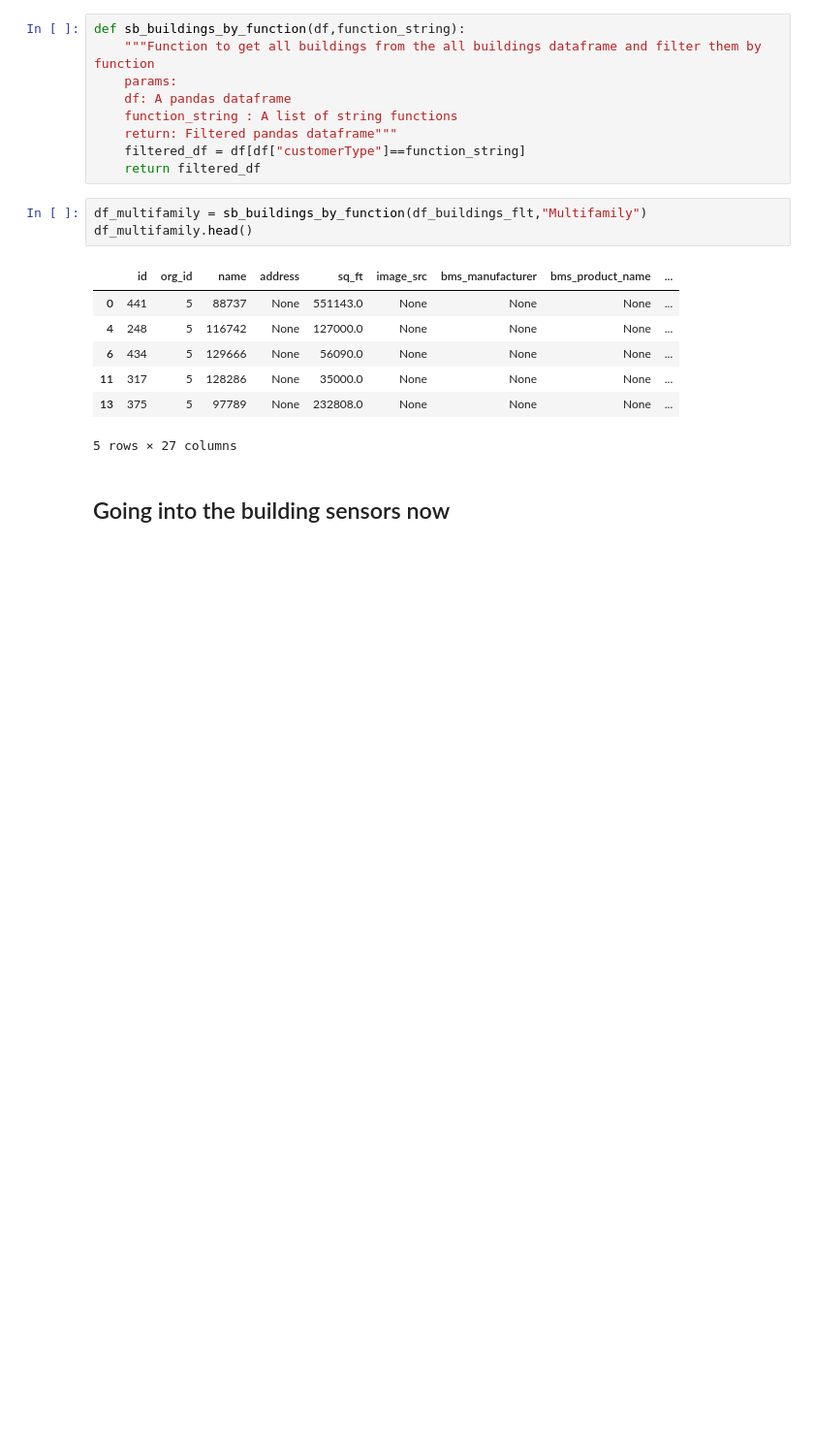
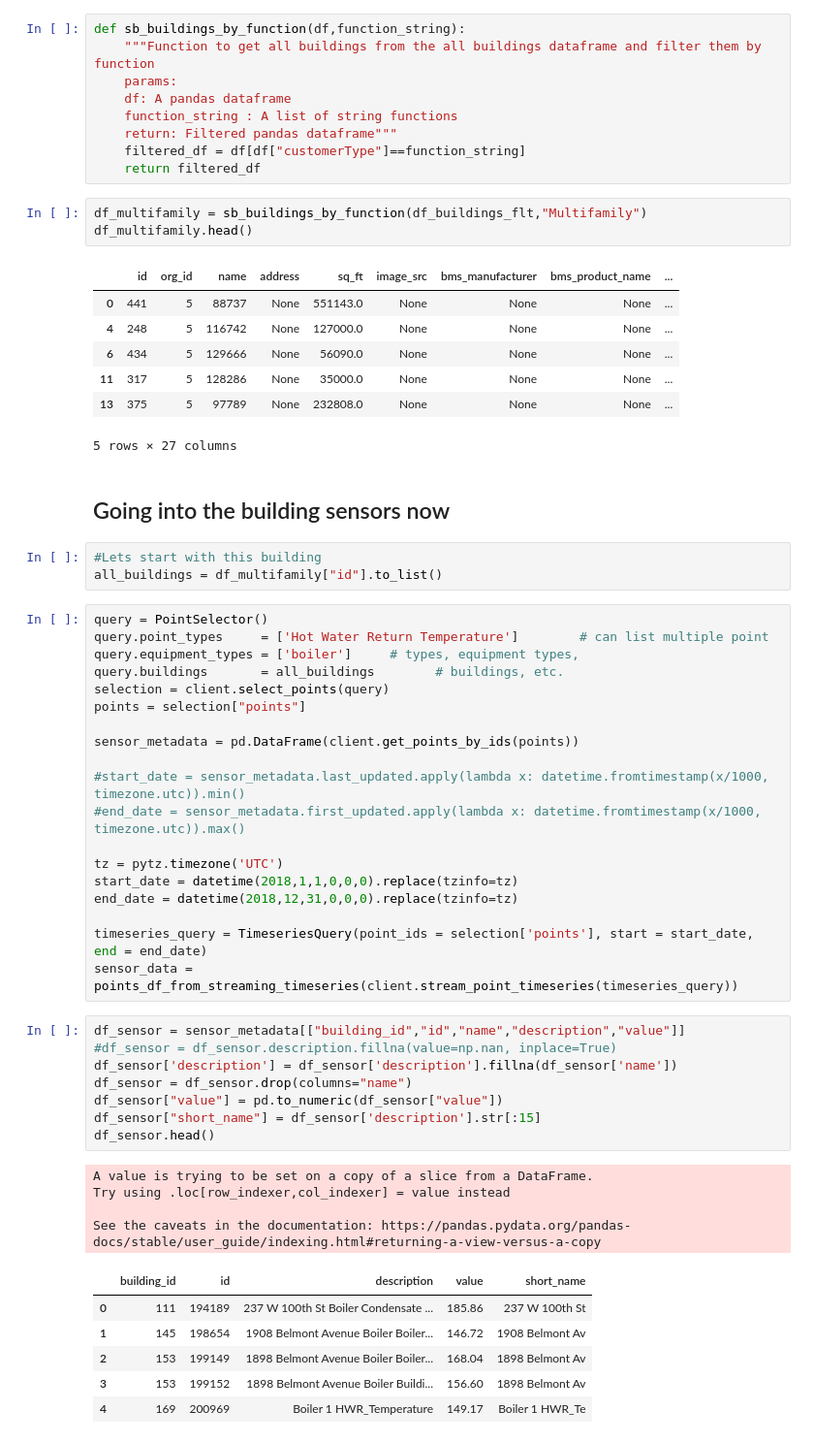
Before and after one commit to SB-Chalmers/SB_rtem_hackathon, a Jupyter notebook: RTEM Dashboard.ipynb, the cells around one changed output. Shown at 97% size. Saved outputs shown, nothing was run; the diff lists cells and outputs as text; blank space fills up the shorter version.

```diff
--- a/RTEM Dashboard.ipynb
+++ b/RTEM Dashboard.ipynb
@@ -126,3 +127,44 @@ df_multifamily.head()
 5 rows × 27 columns
 # %% [markdown]
 ## Going into the building sensors now
+# %%
+#Lets start with this building
+all_buildings = df_multifamily["id"].to_list()
+# %%
+query = PointSelector()
+query.point_types     = ['Hot Water Return Temperature']        # can list multiple point
+query.equipment_types = ['boiler']     # types, equipment types,
+query.buildings       = all_buildings        # buildings, etc.
+selection = client.select_points(query)
+points = selection["points"]
+
+sensor_metadata = pd.DataFrame(client.get_points_by_ids(points))
+
+#start_date = sensor_metadata.last_updated.apply(lambda x: datetime.fromtimestamp(x/1000, timezone.utc)).min()
+#end_date = sensor_metadata.first_updated.apply(lambda x: datetime.fromtimestamp(x/1000, timezone.utc)).max()
+
+tz = pytz.timezone('UTC')
+start_date = datetime(2018,1,1,0,0,0).replace(tzinfo=tz)
+end_date = datetime(2018,12,31,0,0,0).replace(tzinfo=tz)
+
+timeseries_query = TimeseriesQuery(point_ids = selection['points'], start = start_date, end = end_date)
+sensor_data = points_df_from_streaming_timeseries(client.stream_point_timeseries(timeseries_query))
+# %%
+df_sensor = sensor_metadata[["building_id","id","name","description","value"]]
+#df_sensor = df_sensor.description.fillna(value=np.nan, inplace=True)
+df_sensor['description'] = df_sensor['description'].fillna(df_sensor['name'])
+df_sensor = df_sensor.drop(columns="name")
+df_sensor["value"] = pd.to_numeric(df_sensor["value"])
+df_sensor["short_name"] = df_sensor['description'].str[:15]
+df_sensor.head()
+# %% [output]
+A value is trying to be set on a copy of a slice from a DataFrame.
+Try using .loc[row_indexer,col_indexer] = value instead
+
+See the caveats in the documentation: https://pandas.pydata.org/pandas-docs/stable/user_guide/indexing.html#returning-a-view-versus-a-copy
+|  | building_id | id | description | value | short_name |
+| 0 | 111 | 194189 | 237 W 100th St Boiler Condensate ... | 185.86 | 237 W 100th St |
+| 1 | 145 | 198654 | 1908 Belmont Avenue Boiler Boiler... | 146.72 | 1908 Belmont Av |
+| 2 | 153 | 199149 | 1898 Belmont Avenue Boiler Boiler... | 168.04 | 1898 Belmont Av |
+| 3 | 153 | 199152 | 1898 Belmont Avenue Boiler Buildi... | 156.60 | 1898 Belmont Av |
+| 4 | 169 | 200969 | Boiler 1 HWR_Temperature | 149.17 | Boiler 1 HWR_Te |
```
Also changed, not shown: parts of 2 cells of this notebook.
